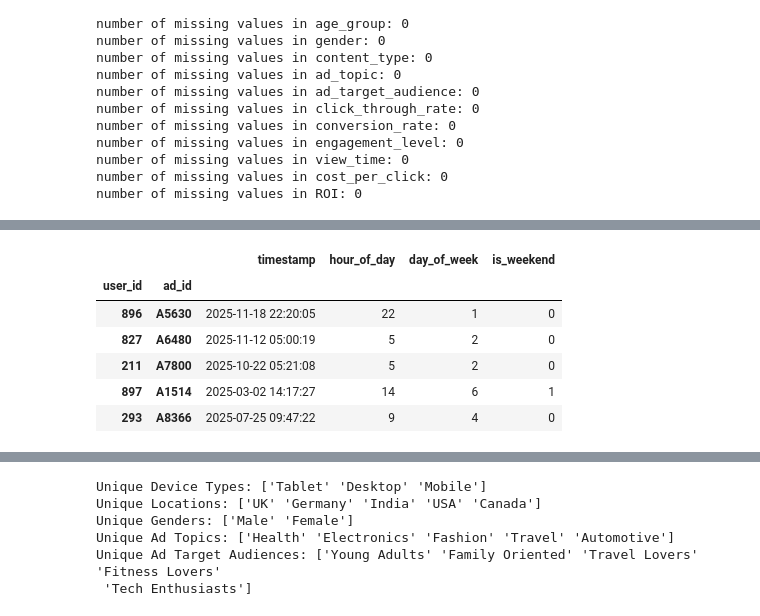
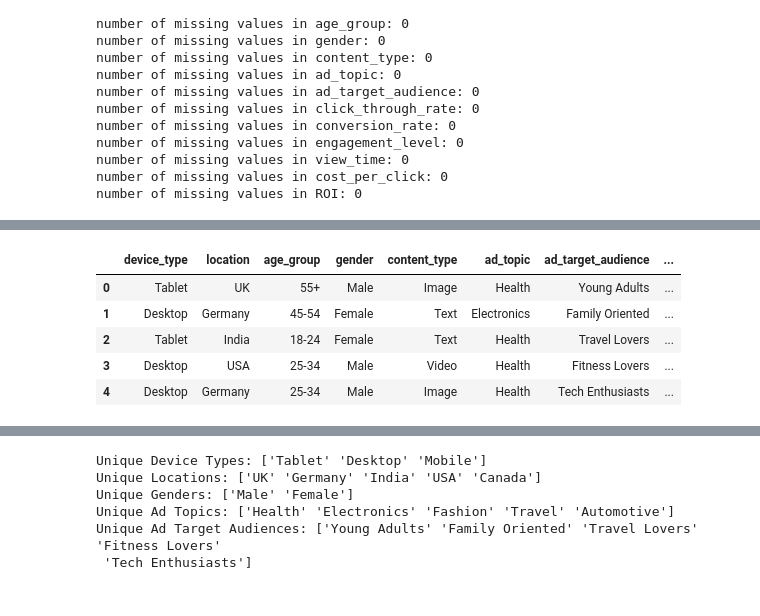
Before and after one commit to 1220823/Viralytics-Desafio-2, a Jupyter notebook: Limpeza_Advertising.ipynb, the cells around one changed output, grey strips where cells are left out. Saved outputs shown, nothing was run; the diff lists cells and outputs as text; code cells hidden in the pictures.

```diff
--- a/Limpeza_Advertising.ipynb
+++ b/Limpeza_Advertising.ipynb
@@ -10,10 +10,8 @@ print("Columns:", df.columns.tolist())
 # This drops 'click_through_rate.1' and 'conversion_rate.1 (Duplicate columns)'
 df = df.loc[:, ~df.columns.str.endswith('.1')]
 
-# Since you need to MERGE this later, we must NOT drop them yet.
-# However, they are not useful for the ML model (Prediction).
-# So We will set them as the Index, so they stay in the dataframe but don't interfere with calculations.
-df.set_index(['user_id', 'ad_id'], inplace=True)
+# Drop ID columns as they don't provide predictive value
+df.drop(columns=['user_id', 'ad_id'], inplace=True)
 
 df['timestamp'] = pd.to_datetime(df['timestamp'])
 
@@ -57,19 +56,59 @@ number of missing values in ROI: 0
 # %%
-#TODO podemos ver se é no inicio do mes / num feriado
-#TODO testar varias versoes diferentes ex: horas, altura do dia, fim de semana, etc
+import holidays
 
-# Extract Hour of Day (0-23)
-# WHY: Bidding strategies rely heavily on time. Ads at 3 AM perform differently than at 7 PM.
+# ----------------------------------------------------------------------------
+# FEATURE ENGINEERING: TEMPO & FERIADOS DINÂMICOS
+# ----------------------------------------------------------------------------
+
+# 1. Features Básicas
 df['hour_of_day'] = df['timestamp'].dt.hour
+df['day_of_week'] = df['timestamp'].dt.dayofweek
+df['day_of_month'] = df['timestamp'].dt.day
+df['month'] = df['timestamp'].dt.month
 
-# Extract Day of Week (0=Monday, 6=Sunday)
-# WHY: Weekend behavior (gaming, shopping) differs from workday behavior (news, business).
-df['day_of_week'] = df['timestamp'].dt.dayofweek
+# 2. Início e Fim do Mês
+df['is_month_start'] = df['day_of_month'].apply(lambda x: 1 if x <= 7 else 0)
 
-# Create a 'Is_Weekend' Binary Feature
-# WHY: This simplifies the signal for the model.
+df['days_in_month'] = df['timestamp'].dt.days_in_month
+df['is_month_end'] = df.apply(lambda row: 1 if (row['days_in_month'] - row['day_of_month']) < 7 else 0, axis=1)
+df.drop('days_in_month', axis=1, inplace=True)
+
+# 3. Fim de Semana
 df['is_weekend'] = df['day_of_week'].apply(lambda x: 1 if x >= 5 else 0)
 
-print("Time features extracted.")
-df[['timestamp', 'hour_of_day', 'day_of_week', 'is_weekend']].head()
+# 4. Categoria: Altura do Dia (NUMÉRICA: 0, 1, 2, 3)
+# Alterámos aqui para devolver inteiros em vez de texto.
+# Isto é Ordinal Encoding implícito.
+def get_time_of_day(hour):
+    if 0 <= hour < 6: return 0      # Madrugada
+    elif 6 <= hour < 12: return 1   # Manhã
+    elif 12 <= hour < 18: return 2  # Tarde
+    else: return 3                  # Noite
+
+df['time_of_day'] = df['hour_of_day'].apply(get_time_of_day)
+
+# 5. Feriados Dinâmicos por País
+df['is_holiday'] = 0
+dataset_years = df['timestamp'].dt.year.unique()
+
+country_holiday_map = {
+    'USA': holidays.US(years=dataset_years),
+    'UK': holidays.GB(years=dataset_years),
+    'Germany': holidays.DE(years=dataset_years),
+    'India': holidays.IN(years=dataset_years),
+    'Canada': holidays.CA(years=dataset_years)
+}
+
+print("A calcular feriados...")
+for country_name, holiday_obj in country_holiday_map.items():
+    loc_mask = df['location'] == country_name
+    if loc_mask.sum() > 0:
+        is_holiday_mask = df.loc[loc_mask, 'timestamp'].dt.date.isin(holiday_obj)
+        df.loc[loc_mask & is_holiday_mask.reindex(df.index, fill_value=False), 'is_holiday'] = 1
+
+df.drop('timestamp', axis=1, inplace=True)
+print("Features temporais concluídas.")
+print(f"New Shape: {df.shape}")
+print("Columns:", df.columns.tolist())
+df.head()
 # %% [output]
@@ -77,7 +119,6 @@ Time features extracted.
-|  |  | timestamp | hour_of_day | day_of_week | is_weekend |
-| user_id | ad_id |  |  |  |  |
-| 896 | A5630 | 2025-11-18 22:20:05 | 22 | 1 | 0 |
-| 827 | A6480 | 2025-11-12 05:00:19 | 5 | 2 | 0 |
-| 211 | A7800 | 2025-10-22 05:21:08 | 5 | 2 | 0 |
-| 897 | A1514 | 2025-03-02 14:17:27 | 14 | 6 | 1 |
-| 293 | A8366 | 2025-07-25 09:47:22 | 9 | 4 | 0 |
+|  | device_type | location | age_group | gender | content_type | ad_topic | ad_target_audience | ... |
+| 0 | Tablet | UK | 55+ | Male | Image | Health | Young Adults | ... |
+| 1 | Desktop | Germany | 45-54 | Female | Text | Electronics | Family Oriented | ... |
+| 2 | Tablet | India | 18-24 | Female | Text | Health | Travel Lovers | ... |
+| 3 | Desktop | USA | 25-34 | Male | Video | Health | Fitness Lovers | ... |
+| 4 | Desktop | Germany | 25-34 | Male | Image | Health | Tech Enthusiasts | ... |
```
Also changed, not shown: parts of 8 cells of this notebook, 7 other files.
